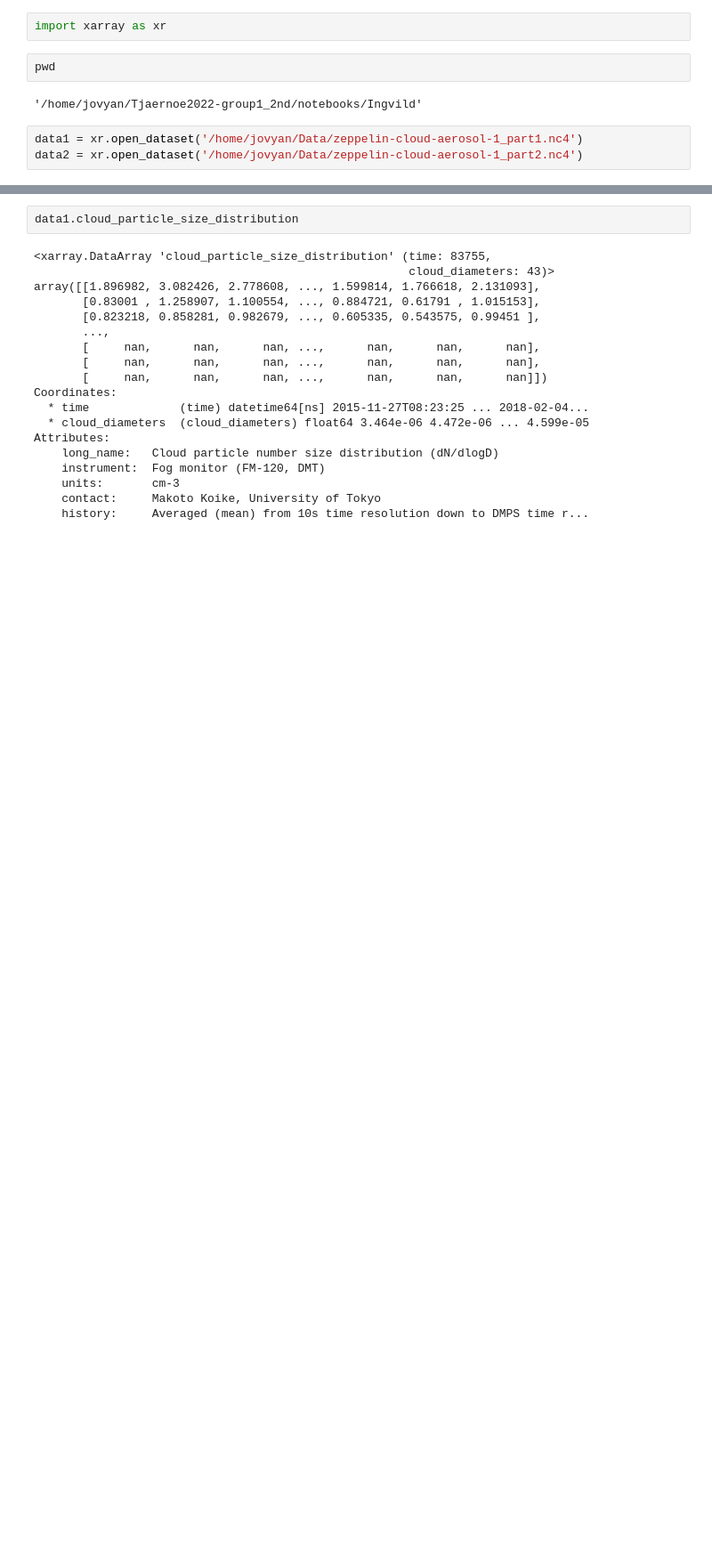
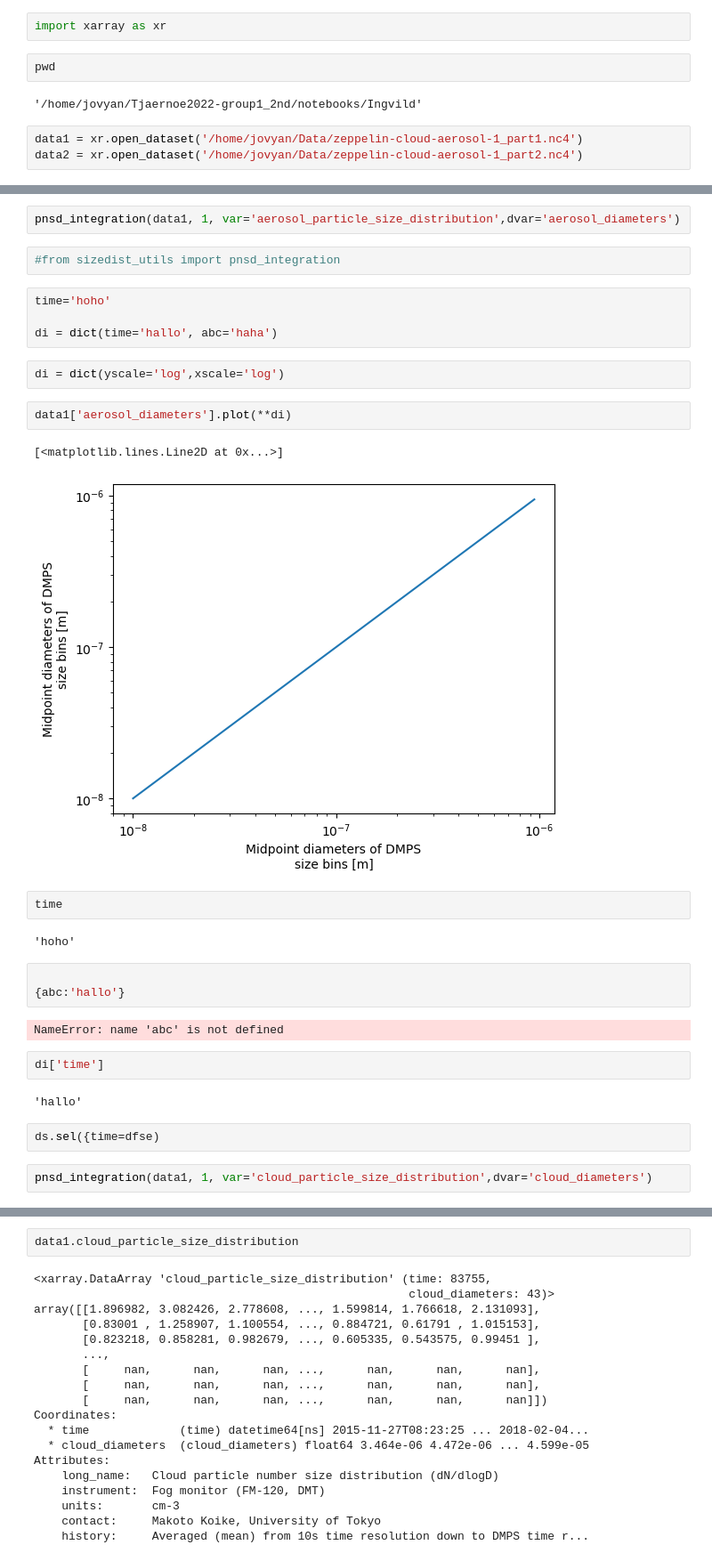
Before and after one commit to eScience-course/-Tjaernoe2022-group1, a Jupyter notebook: notebooks/Ingvild/Getting_started.ipynb, the cells around one changed output, grey strips where cells are left out. Shown at 89% size. Drawn from its saved outputs; the diff is of its cells as text; blank space fills up the shorter version.

```diff
--- a/notebooks/Ingvild/Getting_started.ipynb
+++ b/notebooks/Ingvild/Getting_started.ipynb
@@ -9,0 +116,32 @@ data2 = xr.open_dataset('/home/jovyan/Data/zeppelin-cloud-aerosol-1_part2.nc4')
+# %%
+pnsd_integration(data1, 1, var='aerosol_particle_size_distribution',dvar='aerosol_diameters')
+# %%
+#from sizedist_utils import pnsd_integration
+# %%
+time='hoho'
+
+di = dict(time='hallo', abc='haha')
+# %%
+di = dict(yscale='log',xscale='log')
+# %%
+data1['aerosol_diameters'].plot(**di)
+# %% [output]
+[<matplotlib.lines.Line2D at 0x...>]
+[figure, added]
+# %%
+time
+# %% [output]
+'hoho'
+# %%
+
+{abc:'hallo'}
+# %% [output]
+NameError: name 'abc' is not defined
+# %%
+di['time']
+# %% [output]
+'hallo'
+# %%
+ds.sel({time=dfse)
+# %%
+pnsd_integration(data1, 1, var='cloud_particle_size_distribution',dvar='cloud_diameters')
```
Also changed, not shown: parts of 23 cells of this notebook.
